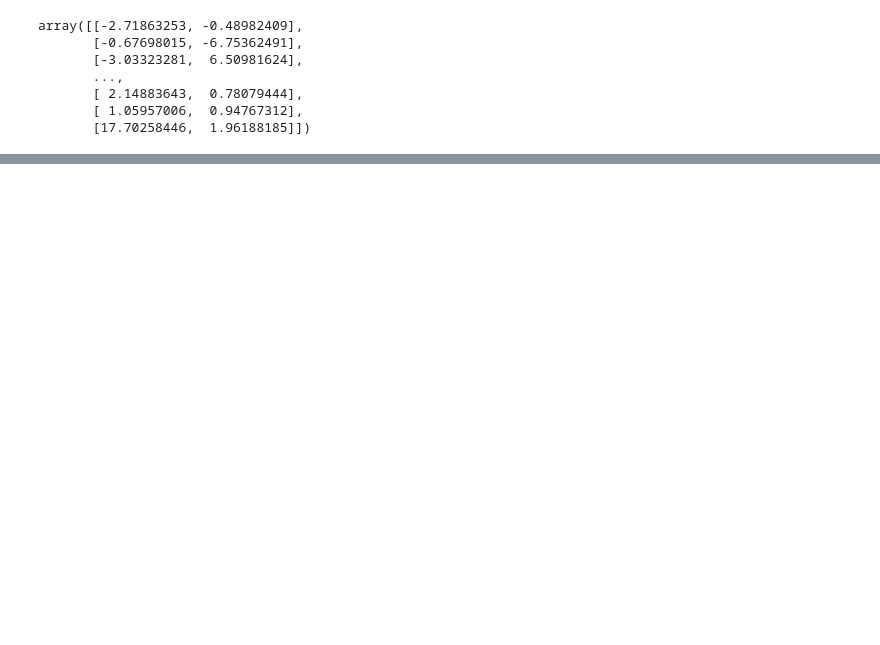
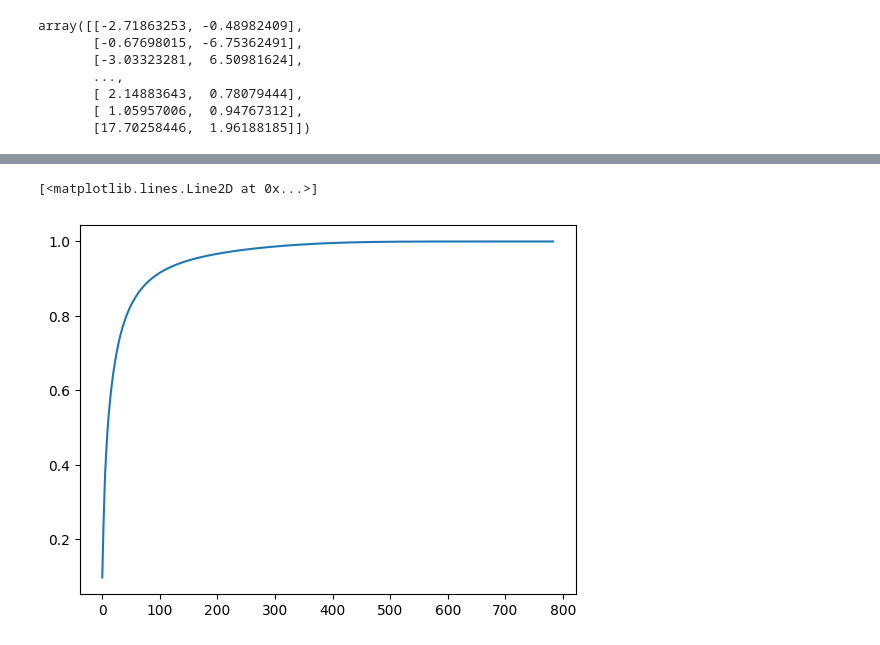
Before and after one commit to haddybhaiya/unsupervised-learning-classes, a Jupyter notebook: pca_demo1.ipynb, the cells around one changed output, grey strips where cells are left out. Saved outputs shown, nothing was run; the diff lists cells and outputs as text; code cells hidden in the pictures; blank space fills up the shorter version.

```diff
--- a/pca_demo1.ipynb
+++ b/pca_demo1.ipynb
@@ -2,0 +15,3 @@
+# %%
+digit_recognizer = kagglehub.competition_download('digit-recognizer')
+print("pikachu")
@@ -3 +22,8 @@
+# %%
+import numpy as np
+import pandas as pd
+import matplotlib.pyplot as plt
+import seaborn as sns
+import os
+df = pd.read_csv(os.path.join(digit_recognizer,'train.csv'))
 # %%
@@ -13,6 +31,6 @@ replace train.csv? [y]es, [n]o, [A]ll, [N]one, [r]ename: y
 # %%
-import pandas as pd
-df = pd.read_csv('/content/train.csv')
+# import pandas as pd
+# df = pd.read_csv('/content/train.csv')
 # %%
 df.head()
 # %% [output]
@@ -135,0 +195,5 @@ fig.show()
+# %%
+pca = PCA(n_components =None)
+X_train_trf = pca.fit_transform(X_train)
+X_test_trf = pca.transform(X_test)
+# so actually mr tablib shows = instead of ==
@@ -135,0 +228,5 @@ fig.show()
+# %%
+plt.plot(np.cumsum(pca.explained_variance_ratio_))
+# %% [output]
+[<matplotlib.lines.Line2D at 0x...>]
+[figure, added]
```
Also changed, not shown: parts of 20 cells of this notebook.
